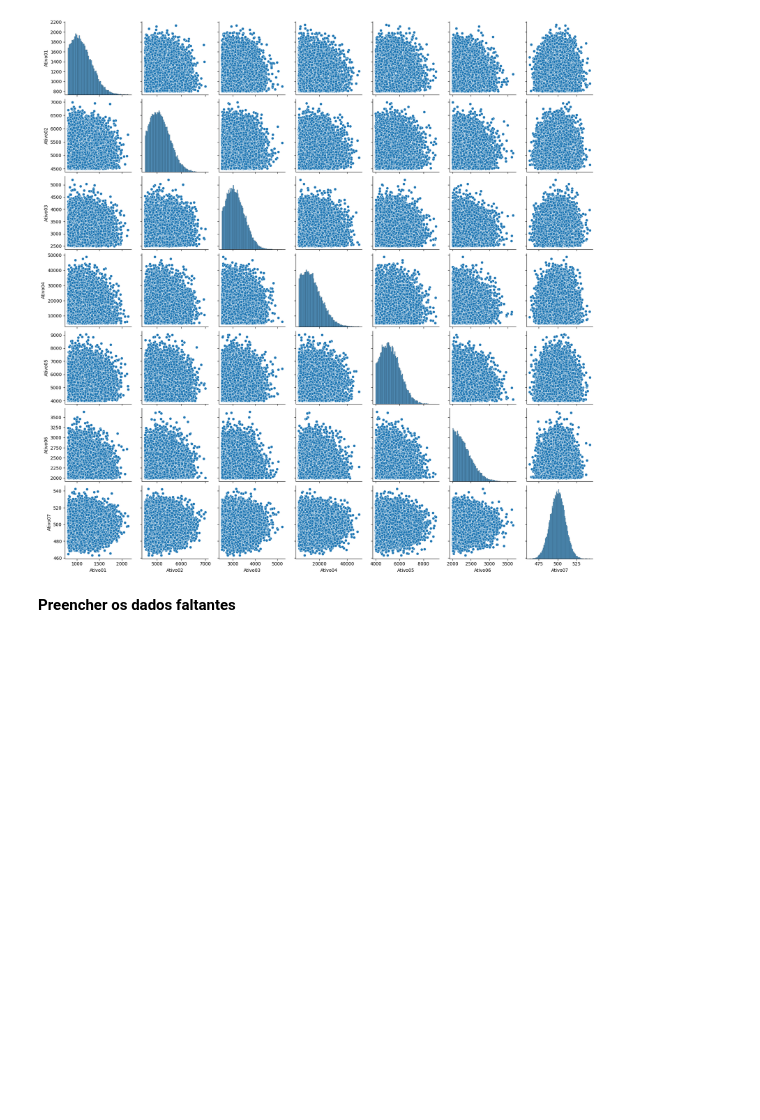
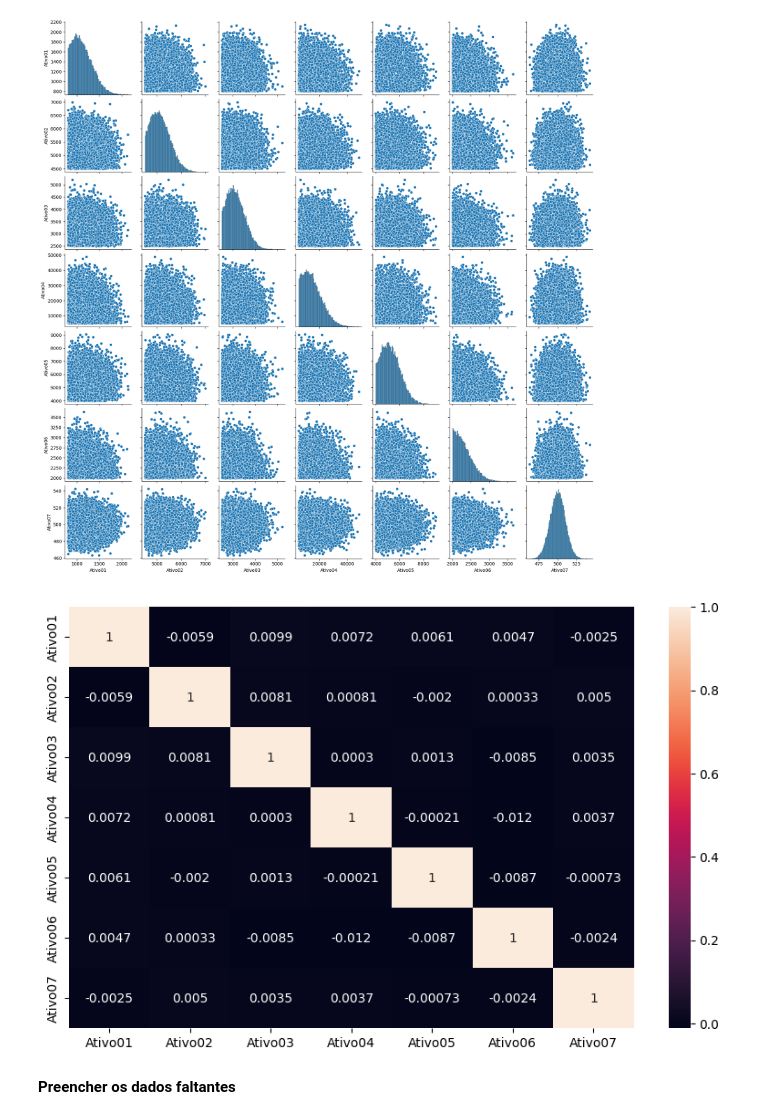
Before and after one commit to castroavila/projeto_aplicado_modulo_3, a Jupyter notebook: Proj 1 - pandas - notebook.ipynb, the cells around one changed output. Saved outputs shown, nothing was run; the diff lists cells and outputs as text; code cells hidden in the pictures; blank space fills up the shorter version.

```diff
--- a/Proj 1 - pandas - notebook.ipynb
+++ b/Proj 1 - pandas - notebook.ipynb
@@ -250,6 +240,15 @@ sns.pairplot(invest_cadastro[lista_ativos])
 # %% [output]
 <seaborn.axisgrid.PairGrid at 0x...>
 [figure]
+# %%
+# Mapa de calor de correlações
+
+correlation_matrix = invest_cadastro[lista_ativos].corr()
+fig, ax = plt.subplots(figsize=(10, 6))
+sns.heatmap(correlation_matrix, annot=True)
+plt.show()
+# %% [output]
+[figure, added]
 # %% [markdown]
 **Preencher os dados faltantes**
 # %%
```
Also changed, not shown: parts of 11 cells of this notebook.
